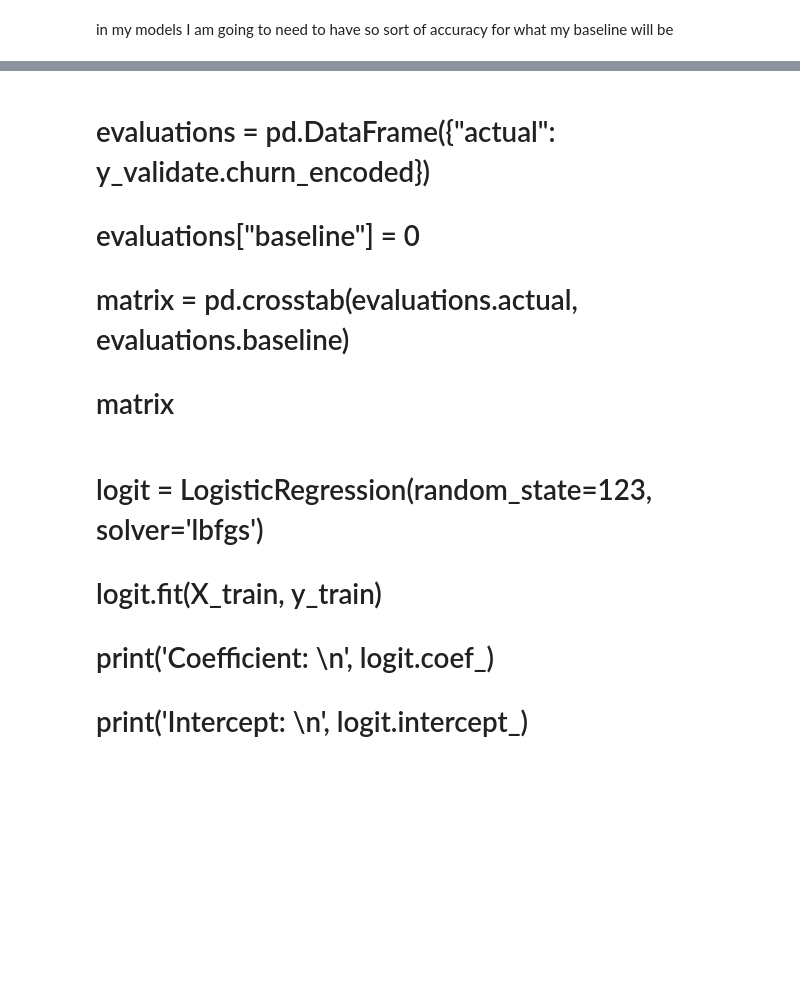
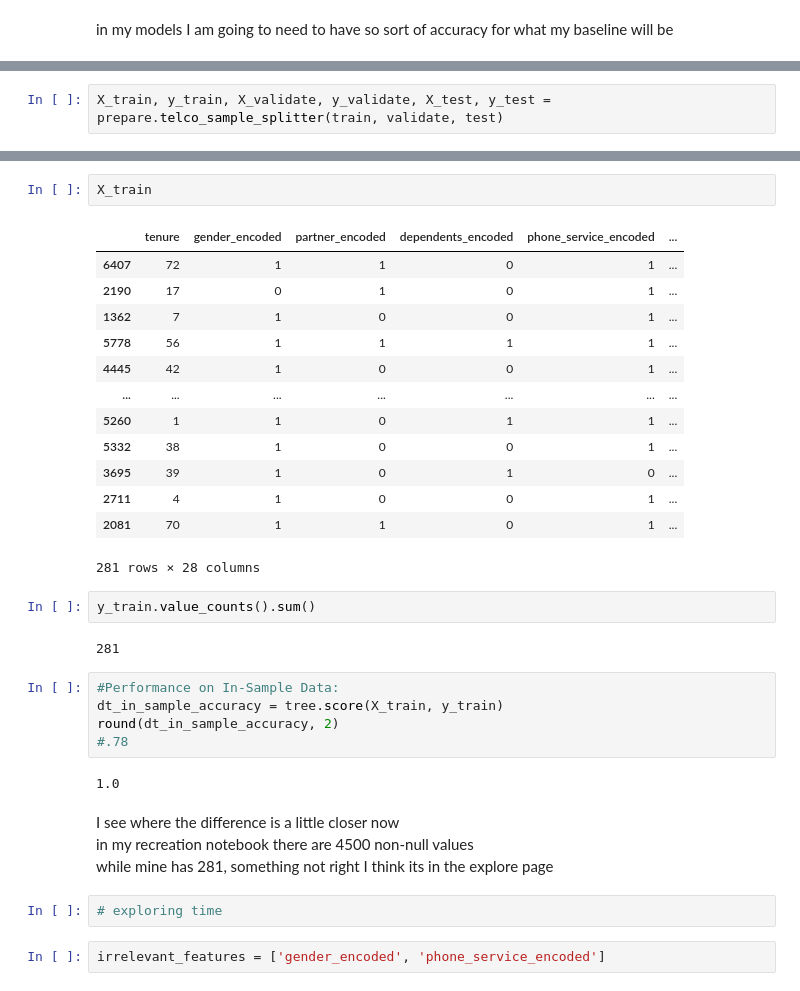
Before and after one commit to VasiliyAMelkozerov/classification_project, a Jupyter notebook: final_notebook.ipynb, the cells around one changed output, grey strips where cells are left out. Cells and saved outputs as stored; diff of their text form; blank space fills up the shorter version.

```diff
--- a/final_notebook.ipynb
+++ b/final_notebook.ipynb
@@ -289,0 +281,2 @@ def feature_target_selector(features, target, train=train, validate=validate, te
+# %%
+X_train, y_train, X_validate, y_validate, X_test, y_test = prepare.telco_sample_splitter(train, validate, test)
@@ -336,10 +326,38 @@ memory usage: 1.0+ MB
-# %% [markdown]
-# evaluations = pd.DataFrame({"actual": y_validate.churn_encoded})
-# evaluations["baseline"] = 0
-# matrix = pd.crosstab(evaluations.actual, evaluations.baseline)
-# matrix
-# %% [markdown]
-# logit = LogisticRegression(random_state=123, solver='lbfgs')
-# logit.fit(X_train, y_train)
-# print('Coefficient: \n', logit.coef_)
-# print('Intercept: \n', logit.intercept_)
+# %%
+X_train
+# %% [output]
+|  | tenure | gender_encoded | partner_encoded | dependents_encoded | phone_service_encoded | ... |
+| 6407 | 72 | 1 | 1 | 0 | 1 | ... |
+| 2190 | 17 | 0 | 1 | 0 | 1 | ... |
+| 1362 | 7 | 1 | 0 | 0 | 1 | ... |
+| 5778 | 56 | 1 | 1 | 1 | 1 | ... |
+| 4445 | 42 | 1 | 0 | 0 | 1 | ... |
+| ... | ... | ... | ... | ... | ... | ... |
+| 5260 | 1 | 1 | 0 | 1 | 1 | ... |
+| 5332 | 38 | 1 | 0 | 0 | 1 | ... |
+| 3695 | 39 | 1 | 0 | 1 | 0 | ... |
+| 2711 | 4 | 1 | 0 | 0 | 1 | ... |
+| 2081 | 70 | 1 | 1 | 0 | 1 | ... |
+281 rows × 28 columns
+# %%
+y_train.value_counts().sum()
+# %% [output]
+281
+# %%
+#Performance on In-Sample Data:
+dt_in_sample_accuracy = tree.score(X_train, y_train)
+round(dt_in_sample_accuracy, 2)
+#.78
+# %% [output]
+1.0
+# %% [markdown]
+I see where the difference is a little closer now
+<br>
+in my recreation notebook there are 4500 non-null values
+<br>
+while mine has 281, something not right
+I think its in the explore page
+# %%
+# exploring time
+# %%
+irrelevant_features = ['gender_encoded', 'phone_service_encoded']
```
Also changed, not shown: parts of 26 cells of this notebook.
